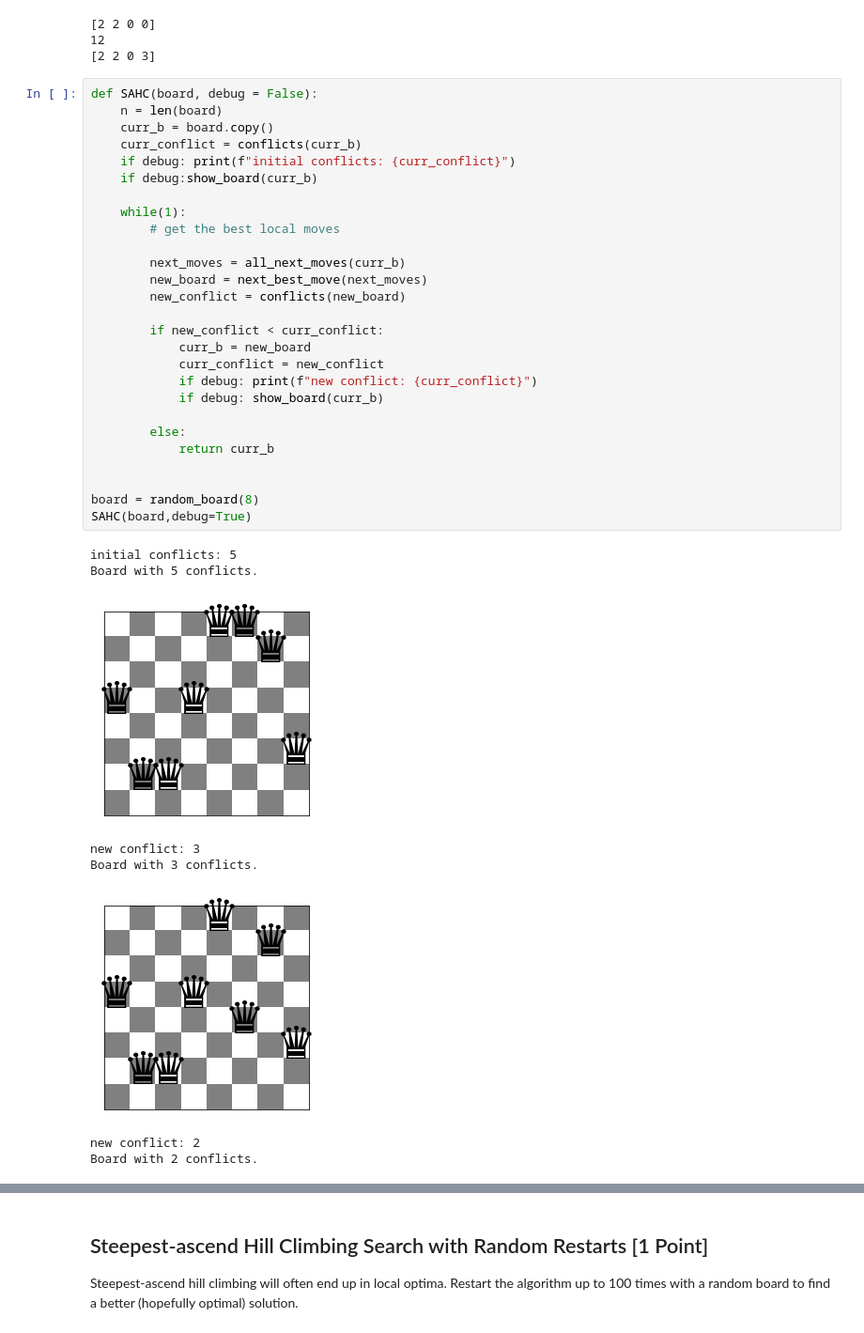
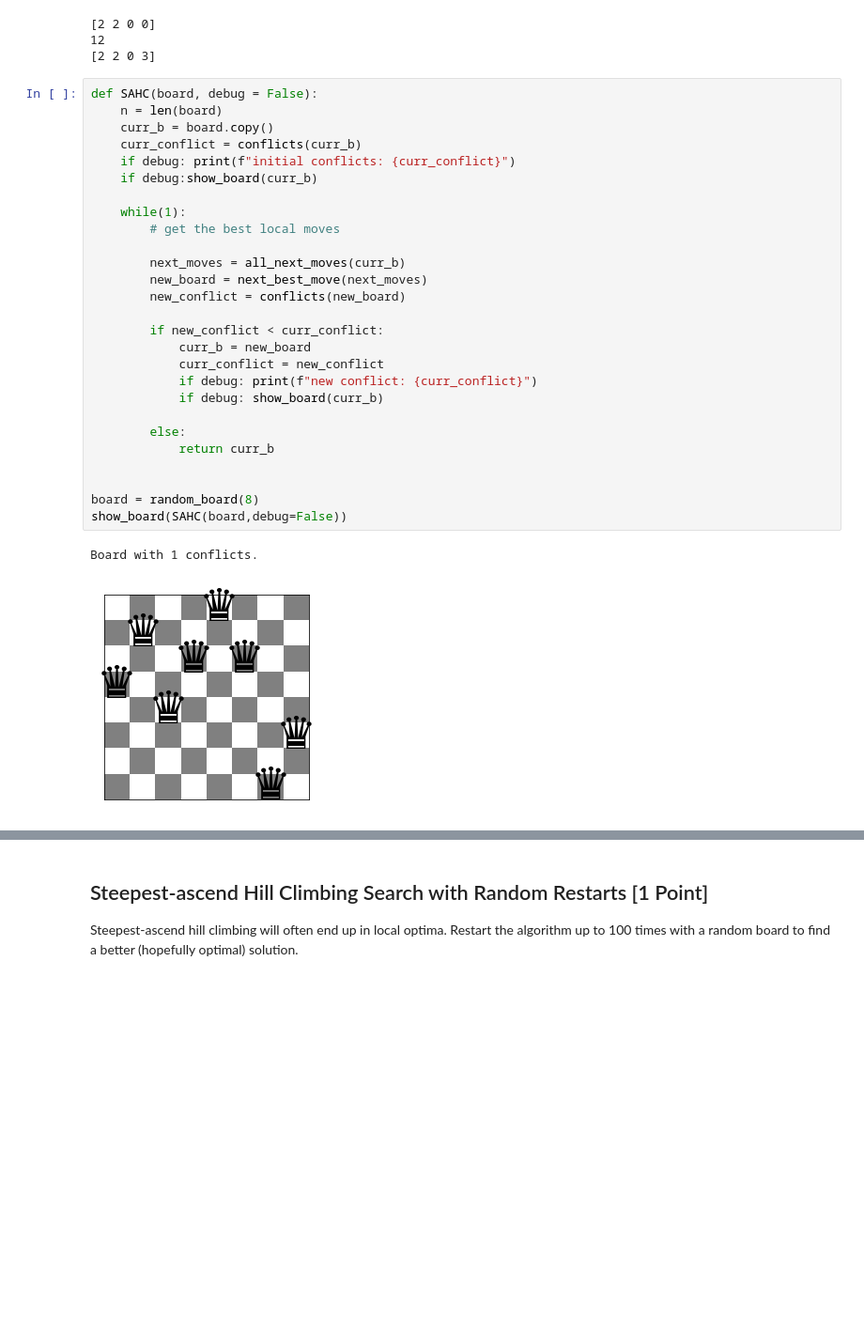
Before and after one commit to Meanings11/CS7320-AI, a Jupyter notebook: Local Search/n_queens.ipynb, the cells around one changed output, grey strips where cells are left out. Shown at 94% size. Cells and saved outputs as stored; diff of their text form; blank space fills up the shorter version.

```diff
--- a/Local Search/n_queens.ipynb
+++ b/Local Search/n_queens.ipynb
@@ -146,36 +146,30 @@ print(next_best_move(moves))
 # %%
 def SAHC(board, debug = False):
     n = len(board)
     curr_b = board.copy()
     curr_conflict = conflicts(curr_b)
     if debug: print(f"initial conflicts: {curr_conflict}")
     if debug:show_board(curr_b)
 
     while(1):
         # get the best local moves
 
         next_moves = all_next_moves(curr_b)
         new_board = next_best_move(next_moves)
         new_conflict = conflicts(new_board)
 
         if new_conflict < curr_conflict:
             curr_b = new_board
             curr_conflict = new_conflict
             if debug: print(f"new conflict: {curr_conflict}")
             if debug: show_board(curr_b)
 
         else:
             return curr_b
 
 
 board = random_board(8)
-SAHC(board,debug=True)
+show_board(SAHC(board,debug=False))
 # %% [output]
-initial conflicts: 5
-Board with 5 conflicts.
+Board with 1 conflicts.
-[figure, old version]
+[figure, new version]
-new conflict: 3
-Board with 3 conflicts.
-[figure, removed]
-new conflict: 2
-Board with 2 conflicts.
```
Also changed, not shown: parts of 6 cells of this notebook, 1 other file.
